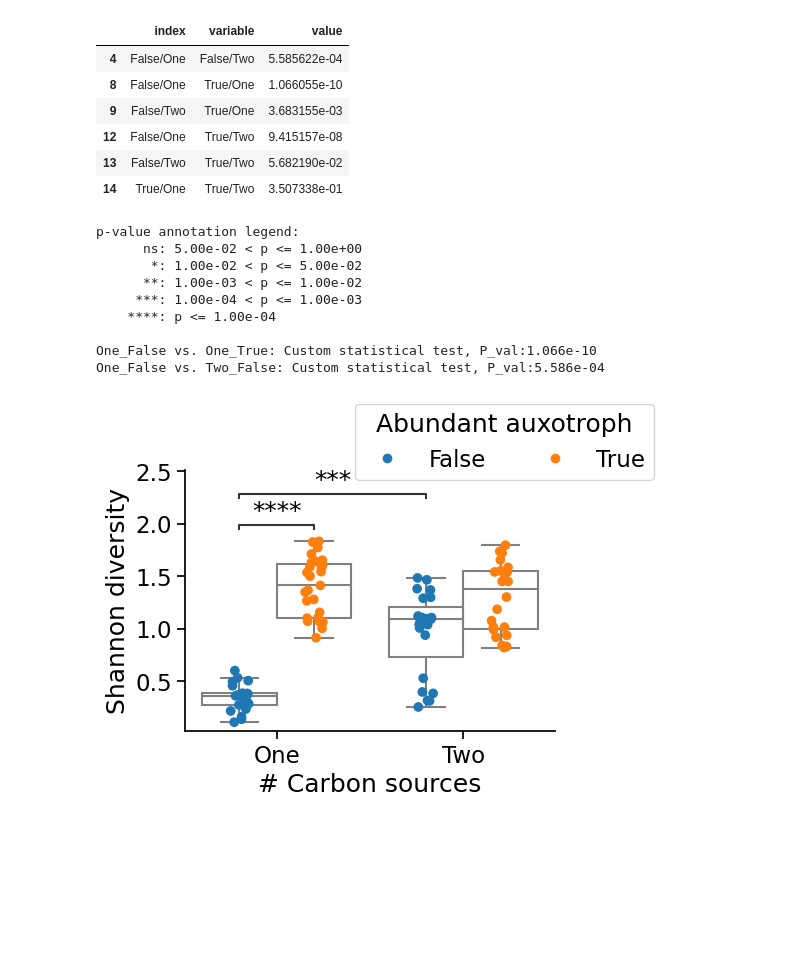
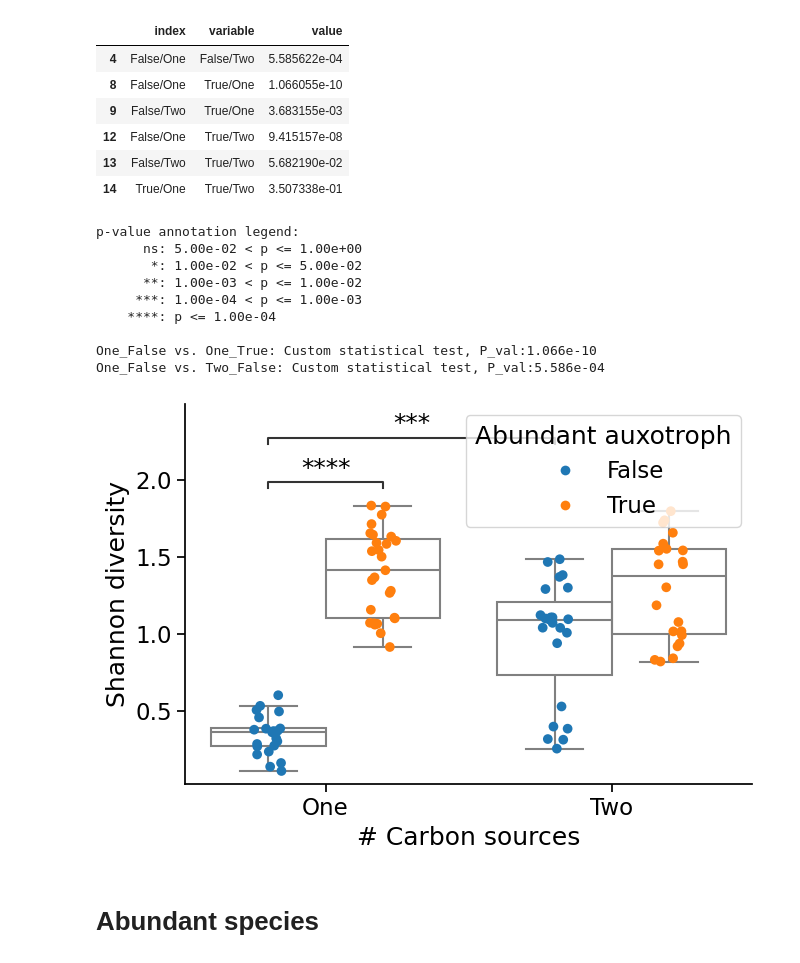
Before and after one commit to sulheim/coexistence, a Jupyter notebook: notebooks/1_assembly_1/analyse_assembly_1.ipynb, the cells around one changed output. Saved outputs shown, nothing was run; the diff lists cells and outputs as text; code cells hidden in the pictures; blank space fills up the shorter version.

```diff
--- a/notebooks/1_assembly_1/analyse_assembly_1.ipynb
+++ b/notebooks/1_assembly_1/analyse_assembly_1.ipynb
@@ -88,8 +89,8 @@ shannon_df['Prototroph index'] = shannon_df.index.map(prototroph_dict)
 shannon_df['CS'] = shannon_df.index.map(well_to_cs)
 shannon_df['CS class'] = shannon_df.CS.map(cs_to_class)
 shannon_df = shannon_df.loc[~shannon_df['Shannon index'].isna()].copy()
-
 shannon_df['N CS'] = [2 if '+' in cs else 1 for cs in shannon_df['CS']]
+shannon_df.loc[shannon_df['N CS']==2, 'CS class'] = 'Mix'
 # %%
 for i, row in shannon_df.iterrows():
     if isinstance(row['CS'], str):
@@ -325,8 +341,8 @@ dunn_df
 remove = np.tril(np.ones(dunn_df.shape), k=0).astype("bool")
 dunn_df[remove] = np.nan
 
-molten_df = dunn_df.melt(ignore_index=False).reset_index().dropna()
-molten_df
+molten_df2 = dunn_df.melt(ignore_index=False).reset_index().dropna()
+molten_df2
 # %% [output]
 |  | index | variable | value |
 | 4 | False/One | False/Two | 5.585622e-04 |
@@ -337,6 +353,7 @@ molten_df
 | 14 | True/One | True/Two | 3.507338e-01 |
 # %%
 
+fig, ax = plt.subplots(figsize=(7,5))
 
 sns.boxplot(shannon_df.loc[idx2], hue = 'Abundant auxotroph', y = 'Shannon index', x ='# Carbon sources', palette='tab10', legend=None,
             color = 'w',
@@ -344,6 +361,7 @@ sns.boxplot(shannon_df.loc[idx2], hue = 'Abundant auxotroph', y = 'Shannon index
                  linecolor='grey',
                     linewidth=1.5,
                  boxprops = {'facecolor':'none'},
+                 ax=ax,
                  fliersize=0)#,)
 
 # for patch in ax.patches:
@@ -351,39 +369,41 @@ sns.boxplot(shannon_df.loc[idx2], hue = 'Abundant auxotroph', y = 'Shannon index
 #     patch.set_facecolor((r, g, b, .3))
 
 # Add in points to show each observation
-ax = sns.stripplot(shannon_df.loc[idx2], hue = 'Abundant auxotroph', y = 'Shannon index', x = '# Carbon sources', size=7, palette='tab10', dodge=0.5)#, color=".3")
-sns.move_legend(ax, loc = 1, bbox_to_anchor = (0.9,0.9,0.4,0.4), ncol=2)
+ax = sns.stripplot(shannon_df.loc[idx2], hue = 'Abundant auxotroph', y = 'Shannon index', x = '# Carbon sources', size=7, palette='tab10', dodge=0.5, legend=True)#, color=".3")
+# sns.move_legend(ax, loc = 1, bbox_to_anchor = (0.9,0.9,0.4,0.4), ncol=2)
 sns.despine()
 
 pairs = [(('One', False),('Two', False)),
          (('One', False),('One', True)),
         #  (('Two', False),('Two', True)),
          # (('One', True),('Two', False))
          ]
 # # pairs = [(i[1]["index"], i[1]["variable"]) for i in molten_df.iterrows()]
-p_values = molten_df['value'].values[:2]
+p_values3 = molten_df2['value'].values[:2]
 
 annotator = Annotator(
     ax, pairs, data=shannon_df.loc[idx2], x='# Carbon sources', y="y",
     hue = 'Abundant auxotroph',
     order=['One', 'Two'], #orient="h"
 )
 annotator.configure(text_format="star", loc="inside",
     # hide_non_significant=True
     )
-annotator.set_pvalues_and_annotate(p_values)
+annotator.set_pvalues_and_annotate(p_values3)
 
 plt.tight_layout()
 ax.set_ylabel('Shannon diversity')
 plt.savefig("../../Figures/assembly_1_n_cs_and_abundant_auxotroph_boxplot_kruskal-wallis-posthoc.pdf")
 # %% [output]
 p-value annotation legend:
       ns: 5.00e-02 < p <= 1.00e+00
        *: 1.00e-02 < p <= 5.00e-02
       **: 1.00e-03 < p <= 1.00e-02
      ***: 1.00e-04 < p <= 1.00e-03
     ****: p <= 1.00e-04
 
 One_False vs. One_True: Custom statistical test, P_val:1.066e-10
 One_False vs. Two_False: Custom statistical test, P_val:5.586e-04
-[figure, old version]
+[figure, new version]
+# %% [markdown]
+# Abundant species
```
Also changed, not shown: parts of 15 cells of this notebook, 3 other files.
